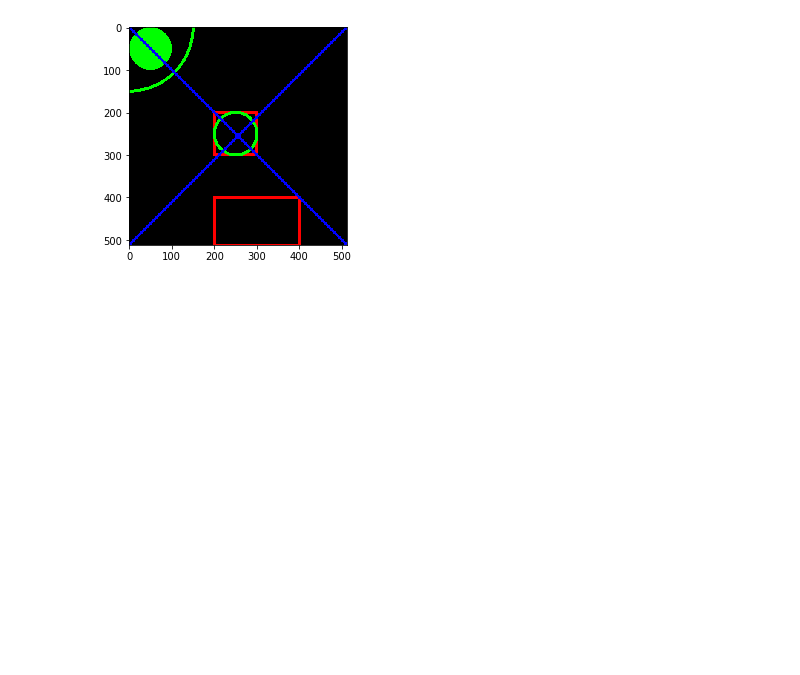
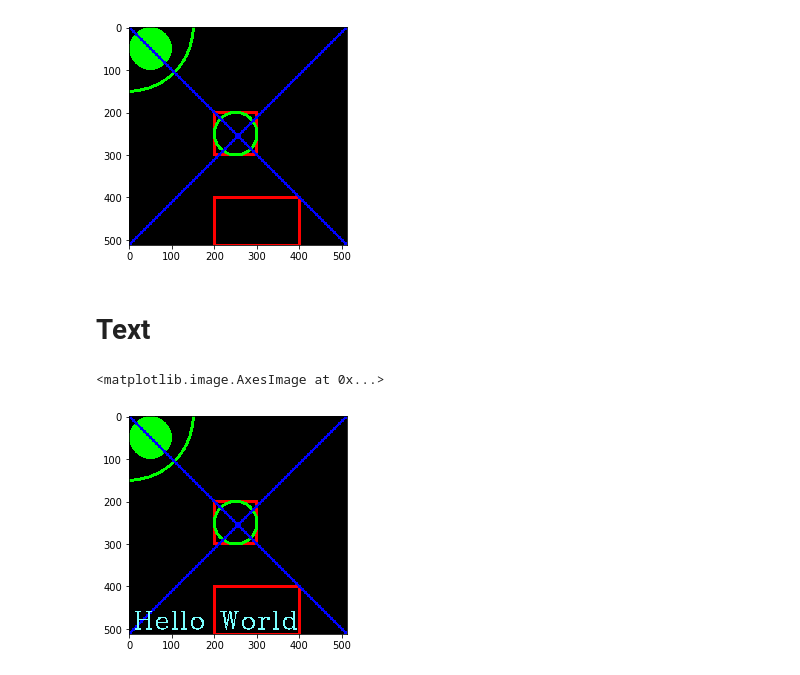
Before and after one commit to fares-ds/Computer_Vision_with_OpenCV_and_TensorFlow, a Jupyter notebook: image_basics_with_OpenCV.ipynb, the cells around one changed output. Cells and saved outputs as stored; diff of their text form; code cells hidden in the pictures; blank space fills up the shorter version.

```diff
--- a/image_basics_with_OpenCV.ipynb
+++ b/image_basics_with_OpenCV.ipynb
@@ -203,3 +203,14 @@ plt.imshow(blank_img)
 # %% [output]
 <matplotlib.image.AxesImage at 0x...>
 [figure]
+# %% [markdown]
+# Text
+# %%
+font = cv2.FONT_HERSHEY_COMPLEX
+cv2.putText(blank_img, text='Hello World', org=(10, 500),
+            fontFace=font, fontScale=2, color=(122, 255, 255),
+            thickness=2, lineType=cv2.LINE_AA)
+plt.imshow(blank_img)
+# %% [output]
+<matplotlib.image.AxesImage at 0x...>
+[figure, added]
```
Also changed, not shown: parts of 6 cells of this notebook.
